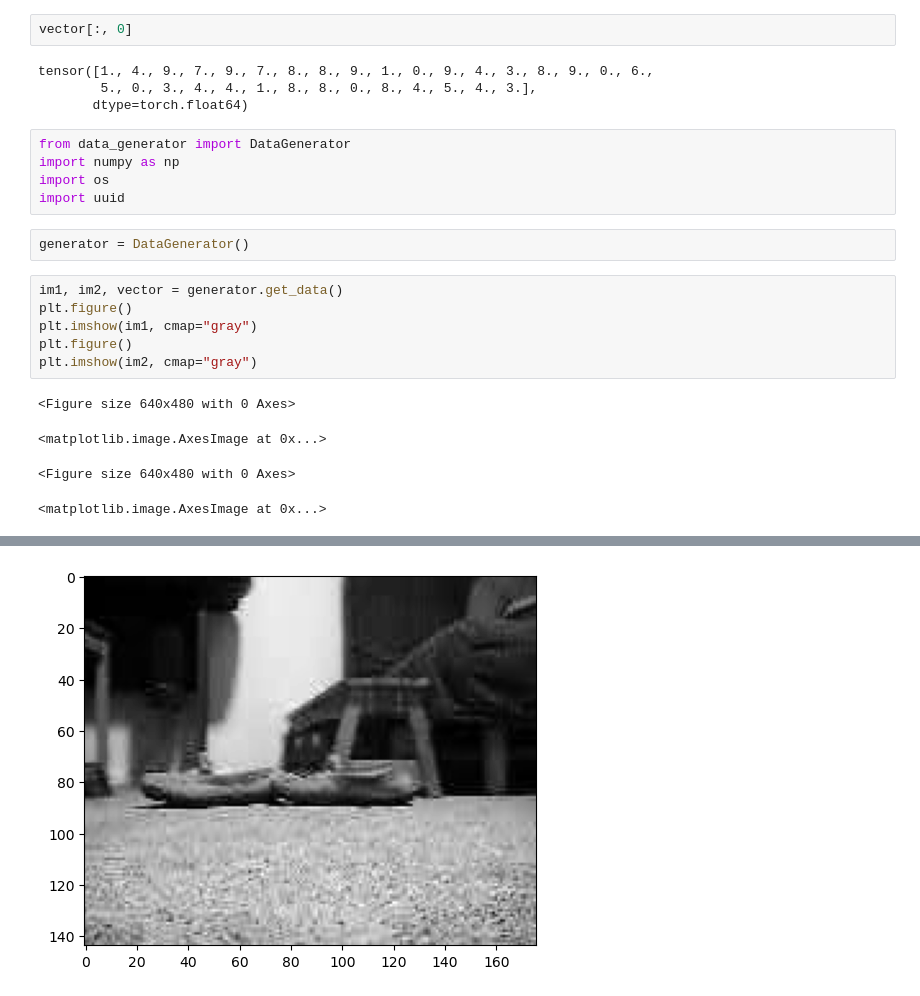
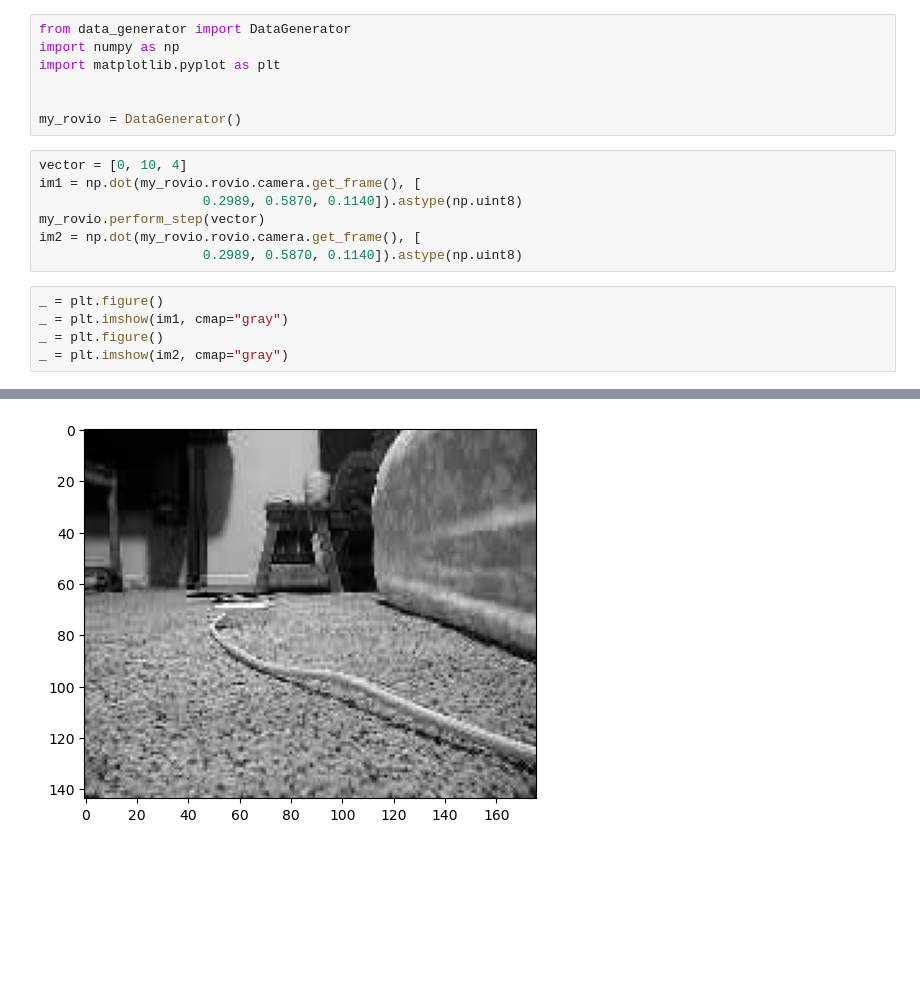
Before and after one commit to renatkh/my_rovio, a Jupyter notebook: sandbox.ipynb, the cells around one changed output, grey strips where cells are left out. Drawn from its saved outputs; the diff is of its cells as text; blank space fills up the shorter version.

```diff
--- a/sandbox.ipynb
+++ b/sandbox.ipynb
@@ -136,24 +1,20 @@ tensor([[0, 1, 0, 0, 0, 0, 0, 0, 0, 0],
-# %%
-vector[:, 0]
-# %% [output]
-tensor([1., 4., 9., 7., 9., 7., 8., 8., 9., 1., 0., 9., 4., 3., 8., 9., 0., 6.,
-        5., 0., 3., 4., 4., 1., 8., 8., 0., 8., 4., 5., 4., 3.],
-       dtype=torch.float64)
 # %%
 from data_generator import DataGenerator
 import numpy as np
-import os
-import uuid
+import matplotlib.pyplot as plt
+
+
+my_rovio = DataGenerator()
-# %%
-generator = DataGenerator()
+# %%
+vector = [0, 10, 4]
+im1 = np.dot(my_rovio.rovio.camera.get_frame(), [
+                     0.2989, 0.5870, 0.1140]).astype(np.uint8)
+my_rovio.perform_step(vector)
+im2 = np.dot(my_rovio.rovio.camera.get_frame(), [
+                     0.2989, 0.5870, 0.1140]).astype(np.uint8)
 # %%
-im1, im2, vector = generator.get_data()
-plt.figure()
-plt.imshow(im1, cmap="gray")
-plt.figure()
-plt.imshow(im2, cmap="gray")
+_ = plt.figure()
+_ = plt.imshow(im1, cmap="gray")
+_ = plt.figure()
+_ = plt.imshow(im2, cmap="gray")
 # %% [output]
-<Figure size 640x480 with 0 Axes>
-<matplotlib.image.AxesImage at 0x...>
-<Figure size 640x480 with 0 Axes>
-<matplotlib.image.AxesImage at 0x...>
@@ -161 +22 @@ plt.imshow(im2, cmap="gray")
-[figure, old version]
+[figure, new version]
```
Also changed, not shown: parts of 10 cells of this notebook, 1 other file.
